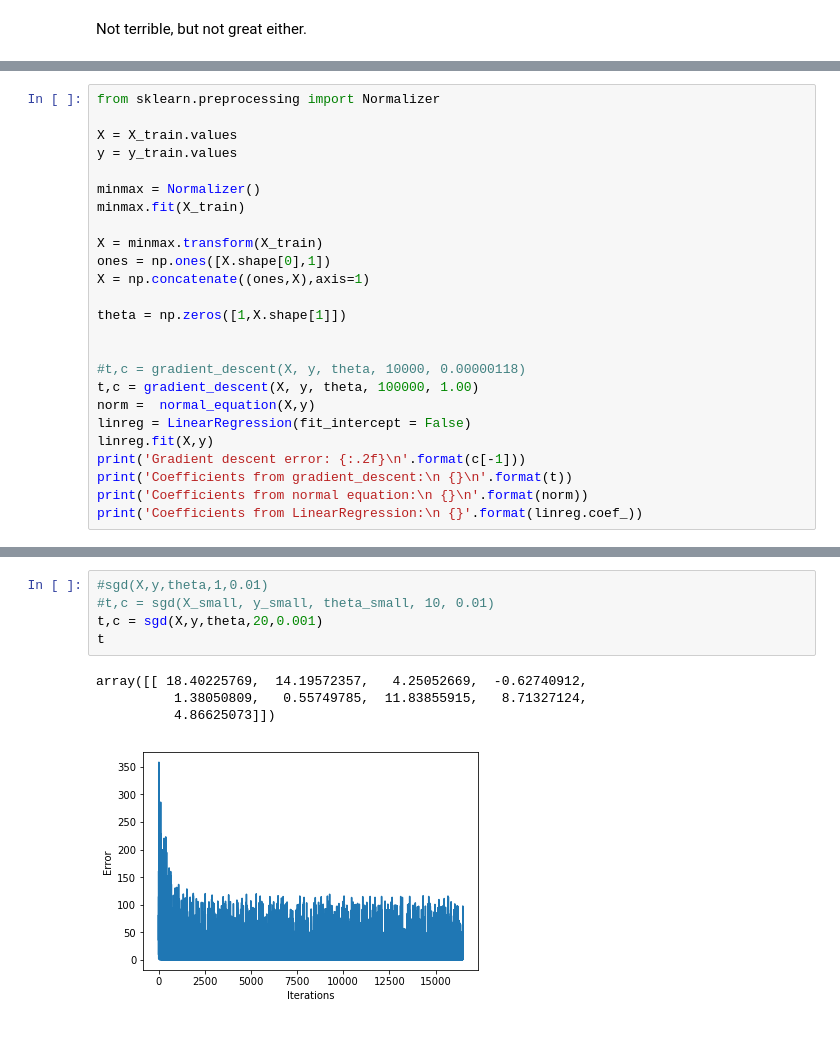
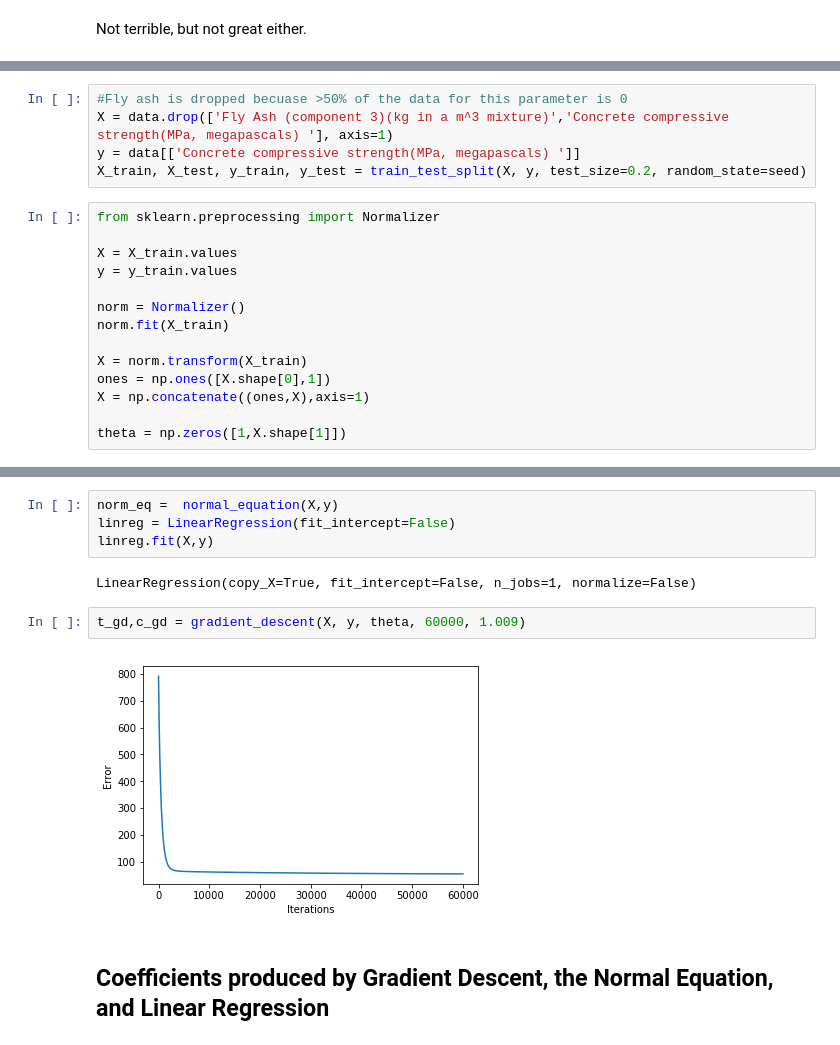
Before and after one commit to alrPhysics/practice_ml_algorithms, a Jupyter notebook: linear_regression.ipynb, the cells around one changed output, grey strips where cells are left out. Saved outputs shown, nothing was run; the diff lists cells and outputs as text.

```diff
--- a/linear_regression.ipynb
+++ b/linear_regression.ipynb
@@ -135,25 +157,19 @@ X_train, X_test, y_train, y_test = train_test_split(X, y, test_size=0.2, random_
+# %%
+#Fly ash is dropped becuase >50% of the data for this parameter is 0
+X = data.drop(['Fly Ash (component 3)(kg in a m^3 mixture)','Concrete compressive strength(MPa, megapascals) '], axis=1)
+y = data[['Concrete compressive strength(MPa, megapascals) ']]
+X_train, X_test, y_train, y_test = train_test_split(X, y, test_size=0.2, random_state=seed)
 # %%
 from sklearn.preprocessing import Normalizer
 
 X = X_train.values
 y = y_train.values
 
-minmax = Normalizer()
-minmax.fit(X_train)
+norm = Normalizer()
+norm.fit(X_train)
 
-X = minmax.transform(X_train)
+X = norm.transform(X_train)
 ones = np.ones([X.shape[0],1])
 X = np.concatenate((ones,X),axis=1)
 
 theta = np.zeros([1,X.shape[1]])
-
-
-#t,c = gradient_descent(X, y, theta, 10000, 0.00000118)
-t,c = gradient_descent(X, y, theta, 100000, 1.00)
-norm =  normal_equation(X,y)
-linreg = LinearRegression(fit_intercept = False)
-linreg.fit(X,y)
-print('Gradient descent error: {:.2f}\n'.format(c[-1]))
-print('Coefficients from gradient_descent:\n {}\n'.format(t))
-print('Coefficients from normal equation:\n {}\n'.format(norm))
-print('Coefficients from LinearRegression:\n {}'.format(linreg.coef_))
@@ -175,10 +176,12 @@ Coefficients from LinearRegression:
-# %%
-#sgd(X,y,theta,1,0.01)
-#t,c = sgd(X_small, y_small, theta_small, 10, 0.01)
-t,c = sgd(X,y,theta,20,0.001)
-t
-# %% [output]
-array([[ 18.40225769,  14.19572357,   4.25052669,  -0.62740912,
-          1.38050809,   0.55749785,  11.83855915,   8.71327124,
-          4.86625073]])
-[figure, removed]
+# %%
+norm_eq =  normal_equation(X,y)
+linreg = LinearRegression(fit_intercept=False)
+linreg.fit(X,y)
+# %% [output]
+LinearRegression(copy_X=True, fit_intercept=False, n_jobs=1, normalize=False)
+# %%
+t_gd,c_gd = gradient_descent(X, y, theta, 60000, 1.009)
+# %% [output]
+[figure, added]
+# %% [markdown]
+## Coefficients produced by Gradient Descent, the Normal Equation, and Linear Regression
```
Also changed, not shown: parts of 14 cells of this notebook.
